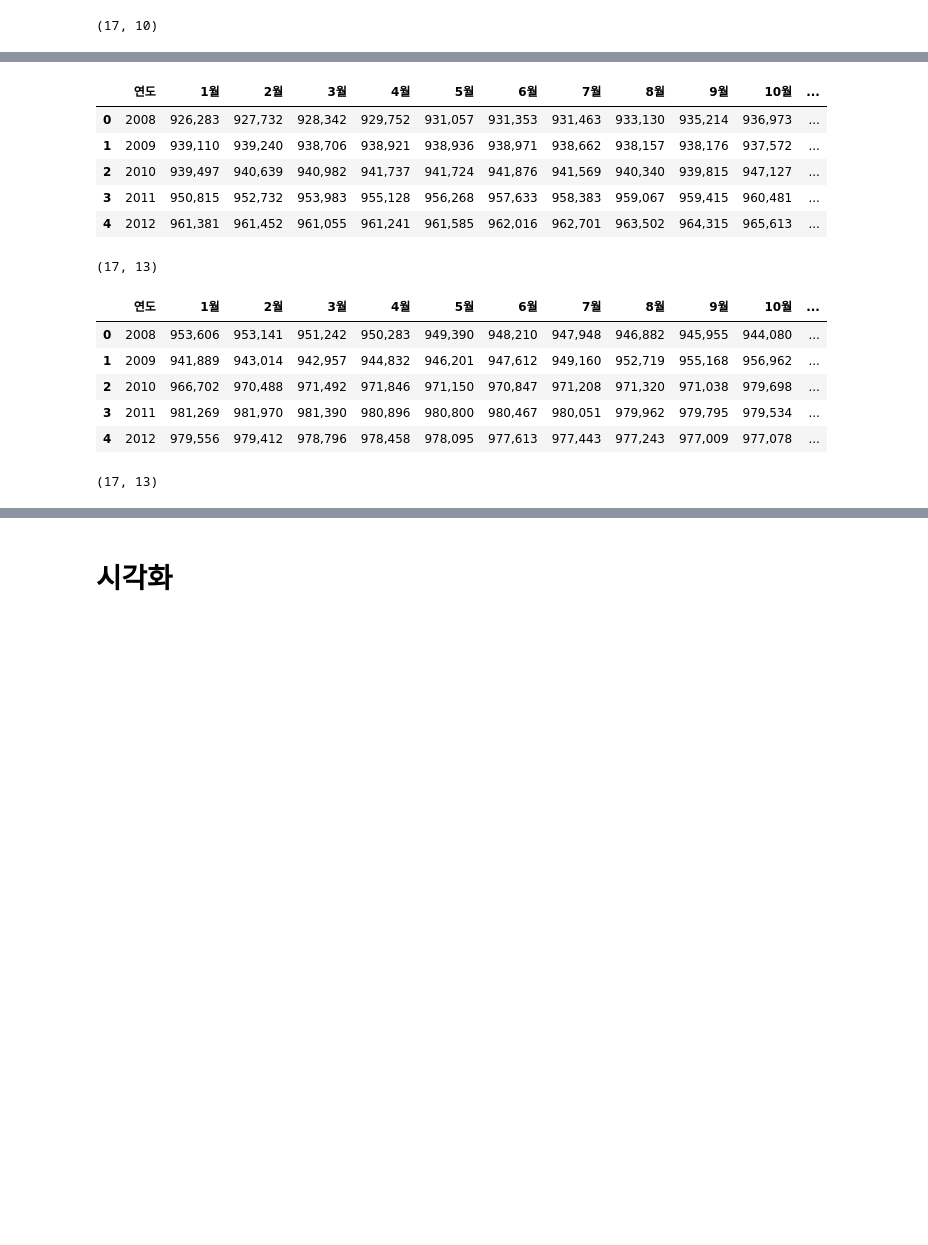
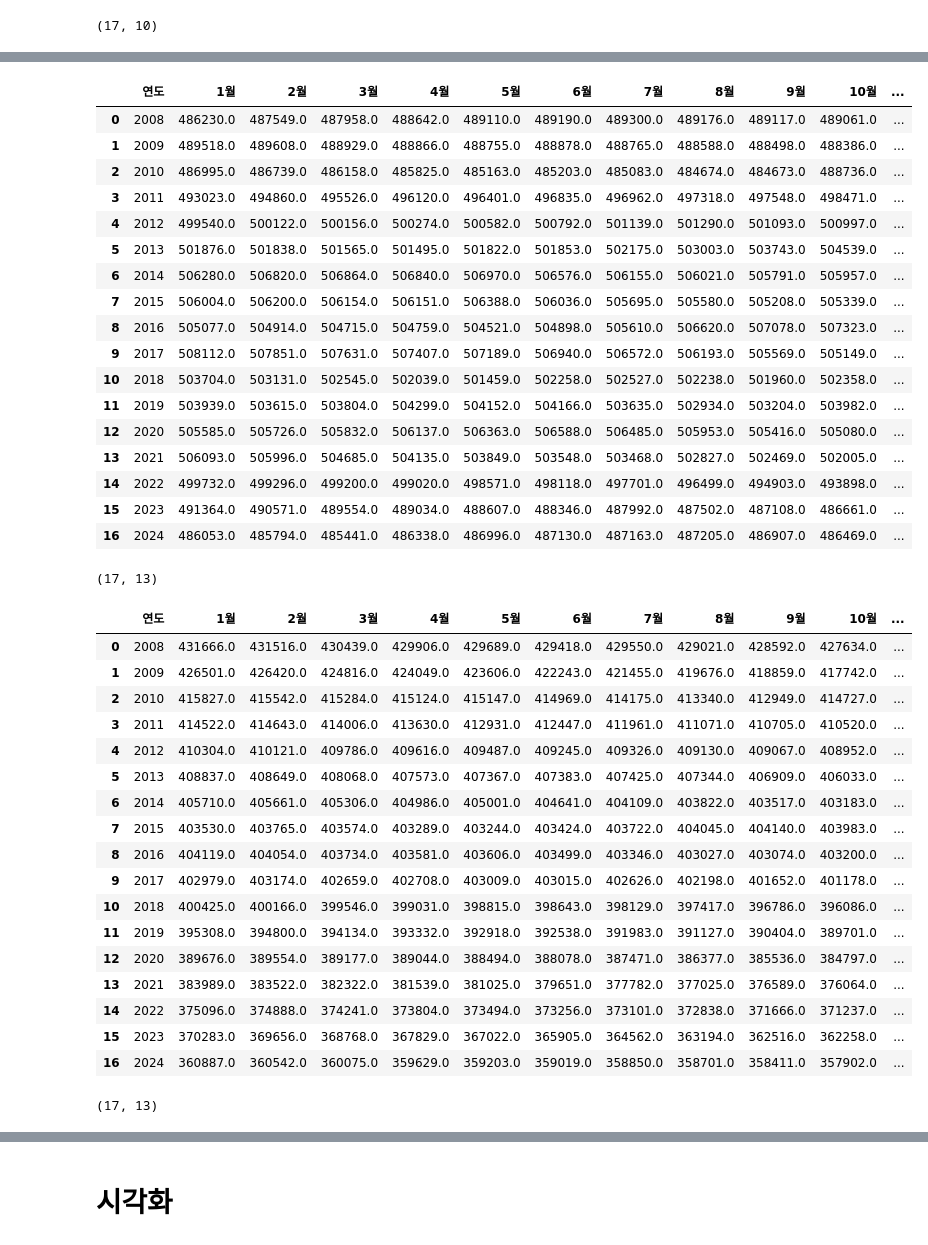
Before and after one commit to SnapishAgent/Ilsan-Investment-Insight, a Jupyter notebook: 일자리/고용실업률/employ_data.ipynb, the cells around one changed output, grey strips where cells are left out. Cells and saved outputs as stored; diff of their text form; code cells hidden in the pictures; blank space fills up the shorter version.

```diff
--- a/일자리/고용실업률/employ_data.ipynb
+++ b/일자리/고용실업률/employ_data.ipynb
@@ -128,14 +192 @@ display(filtered_population_df.head(8))
 8 rows × 362 columns
-# %%
-# 총인구수 컬럼만 필터링
-filtered_population_df = filtered_population_df.filter(regex='총인구수')
-# display(filtered_population_df.head(8))
-# display(filtered_population_df.shape)
-
-# 행 0-3, 행 4-7로 데이터 분할
-goyang_population = filtered_population_df.iloc[0:4]
-seongnam_population = filtered_population_df.iloc[4:8]
-
-# 결과 확인
-display(goyang_population)
-display(seongnam_population)
@@ -155,58 +254,71 @@ display(seongnam_population)
 # %%
-# 총인구수 컬럼만 필터링
-filtered_population_df = filtered_population_df.filter(regex='총인구수')
-# display(filtered_population_df.head(8))
-# display(filtered_population_df.shape)
-
-# 행 0-3, 행 4-7로 데이터 분할
-goyang_population = filtered_population_df.iloc[0:4]
-seongnam_population = filtered_population_df.iloc[4:8]
-
 # 데이터 프레임을 1차원으로 변경
-goyang_population_flat = goyang_population.values.flatten() # (240,)
-seongnam_population_flat = seongnam_population.values.flatten() # (240,)
-
-# NaN 제거
-goyang_population_flat = goyang_population_flat[~pd.isnull(goyang_population_flat)]
-seongnam_population_flat = seongnam_population_flat[~pd.isnull(seongnam_population_flat)]
+goyang_population_flat = goyang_population_df.values.flatten() # (240,)
+seongnam_population_flat = seongnam_population_df.values.flatten() # (240,)
 
 # 데이터 분할
 years = list(range(2008, 2028))
 goyang_population_split = [goyang_population_flat[i:i + 12] for i in range(0, len(goyang_population_flat), 12)]
 seongnam_population_split = [seongnam_population_flat[i:i + 12] for i in range(0, len(seongnam_population_flat), 12)]
 
 # 데이터 프레임 생성
 goyang_population_df = pd.DataFrame(goyang_population_split, index=years[:len(goyang_population_split)], columns=[f'{i+1}월' for i in range(12)])
 seongnam_population_df = pd.DataFrame(seongnam_population_split, index=years[:len(seongnam_population_split)], columns=[f'{i+1}월' for i in range(12)])
 
 # 인덱스를 컬럼으로 변환
 goyang_population_df.reset_index(inplace=True)
 seongnam_population_df.reset_index(inplace=True)
 
 # 컬럼명 변경
 goyang_population_df.rename(columns={'index': '연도'}, inplace=True)
 seongnam_population_df.rename(columns={'index': '연도'}, inplace=True)
 
 # 고양시, 성남시 총인구 연도별 데이터 확인
-display(goyang_population_df.head())
+goyang_population_df = goyang_population_df[:17]
+display(goyang_population_df.head(17))
 display(goyang_population_df.shape)
 
-display(seongnam_population_df.head())
+seongnam_population_df = seongnam_population_df[:17]
+display(seongnam_population_df.head(17))
 display(seongnam_population_df.shape)
 # %% [output]
 |  | 연도 | 1월 | 2월 | 3월 | 4월 | 5월 | 6월 | 7월 | 8월 | 9월 | 10월 | ... |
-| 0 | 2008 | 926,283 | 927,732 | 928,342 | 929,752 | 931,057 | 931,353 | 931,463 | 933,130 | 935,214 | 936,973 | ... |
-| 1 | 2009 | 939,110 | 939,240 | 938,706 | 938,921 | 938,936 | 938,971 | 938,662 | 938,157 | 938,176 | 937,572 | ... |
-| 2 | 2010 | 939,497 | 940,639 | 940,982 | 941,737 | 941,724 | 941,876 | 941,569 | 940,340 | 939,815 | 947,127 | ... |
-| 3 | 2011 | 950,815 | 952,732 | 953,983 | 955,128 | 956,268 | 957,633 | 958,383 | 959,067 | 959,415 | 960,481 | ... |
-| 4 | 2012 | 961,381 | 961,452 | 961,055 | 961,241 | 961,585 | 962,016 | 962,701 | 963,502 | 964,315 | 965,613 | ... |
+| 0 | 2008 | 486230.0 | 487549.0 | 487958.0 | 488642.0 | 489110.0 | 489190.0 | 489300.0 | 489176.0 | 489117.0 | 489061.0 | ... |
+| 1 | 2009 | 489518.0 | 489608.0 | 488929.0 | 488866.0 | 488755.0 | 488878.0 | 488765.0 | 488588.0 | 488498.0 | 488386.0 | ... |
+| 2 | 2010 | 486995.0 | 486739.0 | 486158.0 | 485825.0 | 485163.0 | 485203.0 | 485083.0 | 484674.0 | 484673.0 | 488736.0 | ... |
+| 3 | 2011 | 493023.0 | 494860.0 | 495526.0 | 496120.0 | 496401.0 | 496835.0 | 496962.0 | 497318.0 | 497548.0 | 498471.0 | ... |
+| 4 | 2012 | 499540.0 | 500122.0 | 500156.0 | 500274.0 | 500582.0 | 500792.0 | 501139.0 | 501290.0 | 501093.0 | 500997.0 | ... |
+| 5 | 2013 | 501876.0 | 501838.0 | 501565.0 | 501495.0 | 501822.0 | 501853.0 | 502175.0 | 503003.0 | 503743.0 | 504539.0 | ... |
+| 6 | 2014 | 506280.0 | 506820.0 | 506864.0 | 506840.0 | 506970.0 | 506576.0 | 506155.0 | 506021.0 | 505791.0 | 505957.0 | ... |
+| 7 | 2015 | 506004.0 | 506200.0 | 506154.0 | 506151.0 | 506388.0 | 506036.0 | 505695.0 | 505580.0 | 505208.0 | 505339.0 | ... |
+| 8 | 2016 | 505077.0 | 504914.0 | 504715.0 | 504759.0 | 504521.0 | 504898.0 | 505610.0 | 506620.0 | 507078.0 | 507323.0 | ... |
+| 9 | 2017 | 508112.0 | 507851.0 | 507631.0 | 507407.0 | 507189.0 | 506940.0 | 506572.0 | 506193.0 | 505569.0 | 505149.0 | ... |
+| 10 | 2018 | 503704.0 | 503131.0 | 502545.0 | 502039.0 | 501459.0 | 502258.0 | 502527.0 | 502238.0 | 501960.0 | 502358.0 | ... |
+| 11 | 2019 | 503939.0 | 503615.0 | 503804.0 | 504299.0 | 504152.0 | 504166.0 | 503635.0 | 502934.0 | 503204.0 | 503982.0 | ... |
+| 12 | 2020 | 505585.0 | 505726.0 | 505832.0 | 506137.0 | 506363.0 | 506588.0 | 506485.0 | 505953.0 | 505416.0 | 505080.0 | ... |
+| 13 | 2021 | 506093.0 | 505996.0 | 504685.0 | 504135.0 | 503849.0 | 503548.0 | 503468.0 | 502827.0 | 502469.0 | 502005.0 | ... |
+| 14 | 2022 | 499732.0 | 499296.0 | 499200.0 | 499020.0 | 498571.0 | 498118.0 | 497701.0 | 496499.0 | 494903.0 | 493898.0 | ... |
+| 15 | 2023 | 491364.0 | 490571.0 | 489554.0 | 489034.0 | 488607.0 | 488346.0 | 487992.0 | 487502.0 | 487108.0 | 486661.0 | ... |
+| 16 | 2024 | 486053.0 | 485794.0 | 485441.0 | 486338.0 | 486996.0 | 487130.0 | 487163.0 | 487205.0 | 486907.0 | 486469.0 | ... |
 (17, 13)
 |  | 연도 | 1월 | 2월 | 3월 | 4월 | 5월 | 6월 | 7월 | 8월 | 9월 | 10월 | ... |
-| 0 | 2008 | 953,606 | 953,141 | 951,242 | 950,283 | 949,390 | 948,210 | 947,948 | 946,882 | 945,955 | 944,080 | ... |
-| 1 | 2009 | 941,889 | 943,014 | 942,957 | 944,832 | 946,201 | 947,612 | 949,160 | 952,719 | 955,168 | 956,962 | ... |
-| 2 | 2010 | 966,702 | 970,488 | 971,492 | 971,846 | 971,150 | 970,847 | 971,208 | 971,320 | 971,038 | 979,698 | ... |
-| 3 | 2011 | 981,269 | 981,970 | 981,390 | 980,896 | 980,800 | 980,467 | 980,051 | 979,962 | 979,795 | 979,534 | ... |
-| 4 | 2012 | 979,556 | 979,412 | 978,796 | 978,458 | 978,095 | 977,613 | 977,443 | 977,243 | 977,009 | 977,078 | ... |
+| 0 | 2008 | 431666.0 | 431516.0 | 430439.0 | 429906.0 | 429689.0 | 429418.0 | 429550.0 | 429021.0 | 428592.0 | 427634.0 | ... |
+| 1 | 2009 | 426501.0 | 426420.0 | 424816.0 | 424049.0 | 423606.0 | 422243.0 | 421455.0 | 419676.0 | 418859.0 | 417742.0 | ... |
+| 2 | 2010 | 415827.0 | 415542.0 | 415284.0 | 415124.0 | 415147.0 | 414969.0 | 414175.0 | 413340.0 | 412949.0 | 414727.0 | ... |
+| 3 | 2011 | 414522.0 | 414643.0 | 414006.0 | 413630.0 | 412931.0 | 412447.0 | 411961.0 | 411071.0 | 410705.0 | 410520.0 | ... |
+| 4 | 2012 | 410304.0 | 410121.0 | 409786.0 | 409616.0 | 409487.0 | 409245.0 | 409326.0 | 409130.0 | 409067.0 | 408952.0 | ... |
+| 5 | 2013 | 408837.0 | 408649.0 | 408068.0 | 407573.0 | 407367.0 | 407383.0 | 407425.0 | 407344.0 | 406909.0 | 406033.0 | ... |
+| 6 | 2014 | 405710.0 | 405661.0 | 405306.0 | 404986.0 | 405001.0 | 404641.0 | 404109.0 | 403822.0 | 403517.0 | 403183.0 | ... |
+| 7 | 2015 | 403530.0 | 403765.0 | 403574.0 | 403289.0 | 403244.0 | 403424.0 | 403722.0 | 404045.0 | 404140.0 | 403983.0 | ... |
+| 8 | 2016 | 404119.0 | 404054.0 | 403734.0 | 403581.0 | 403606.0 | 403499.0 | 403346.0 | 403027.0 | 403074.0 | 403200.0 | ... |
+| 9 | 2017 | 402979.0 | 403174.0 | 402659.0 | 402708.0 | 403009.0 | 403015.0 | 402626.0 | 402198.0 | 401652.0 | 401178.0 | ... |
+| 10 | 2018 | 400425.0 | 400166.0 | 399546.0 | 399031.0 | 398815.0 | 398643.0 | 398129.0 | 397417.0 | 396786.0 | 396086.0 | ... |
+| 11 | 2019 | 395308.0 | 394800.0 | 394134.0 | 393332.0 | 392918.0 | 392538.0 | 391983.0 | 391127.0 | 390404.0 | 389701.0 | ... |
+| 12 | 2020 | 389676.0 | 389554.0 | 389177.0 | 389044.0 | 388494.0 | 388078.0 | 387471.0 | 386377.0 | 385536.0 | 384797.0 | ... |
+| 13 | 2021 | 383989.0 | 383522.0 | 382322.0 | 381539.0 | 381025.0 | 379651.0 | 377782.0 | 377025.0 | 376589.0 | 376064.0 | ... |
+| 14 | 2022 | 375096.0 | 374888.0 | 374241.0 | 373804.0 | 373494.0 | 373256.0 | 373101.0 | 372838.0 | 371666.0 | 371237.0 | ... |
+| 15 | 2023 | 370283.0 | 369656.0 | 368768.0 | 367829.0 | 367022.0 | 365905.0 | 364562.0 | 363194.0 | 362516.0 | 362258.0 | ... |
+| 16 | 2024 | 360887.0 | 360542.0 | 360075.0 | 359629.0 | 359203.0 | 359019.0 | 358850.0 | 358701.0 | 358411.0 | 357902.0 | ... |
 (17, 13)
 # %%
 # 연도별 총인구수를 구하는 함수
```
Also changed, not shown: parts of 8 cells of this notebook, 3 other files.
